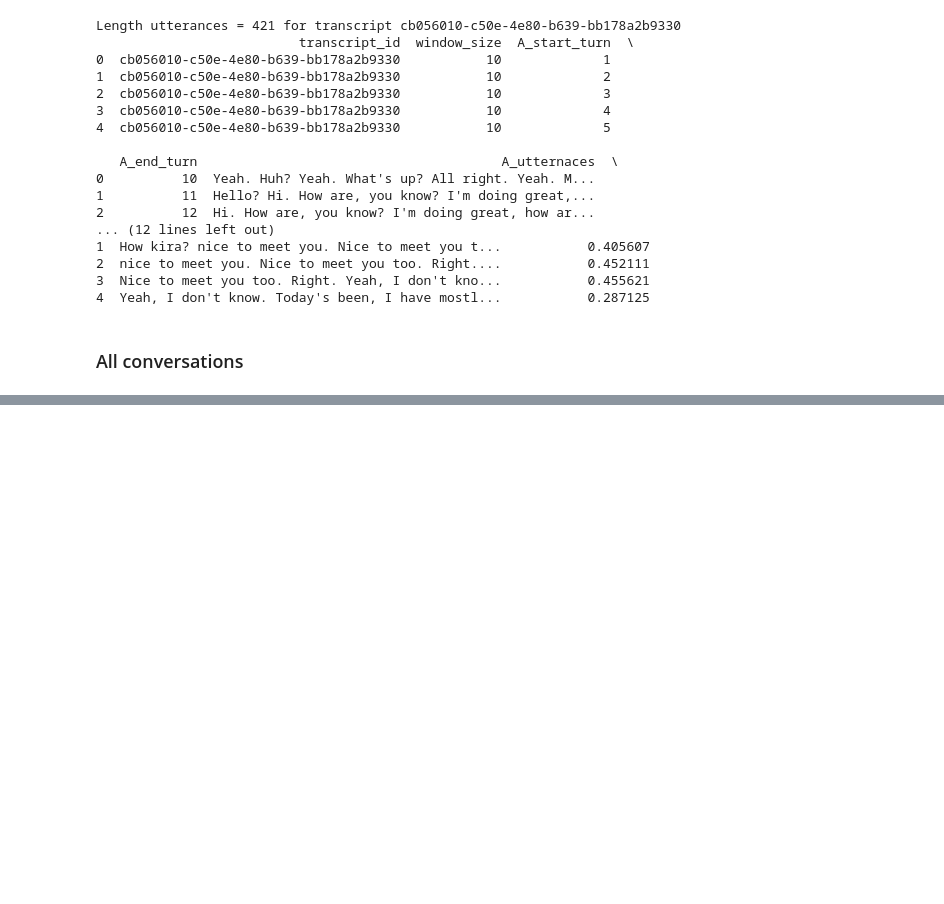
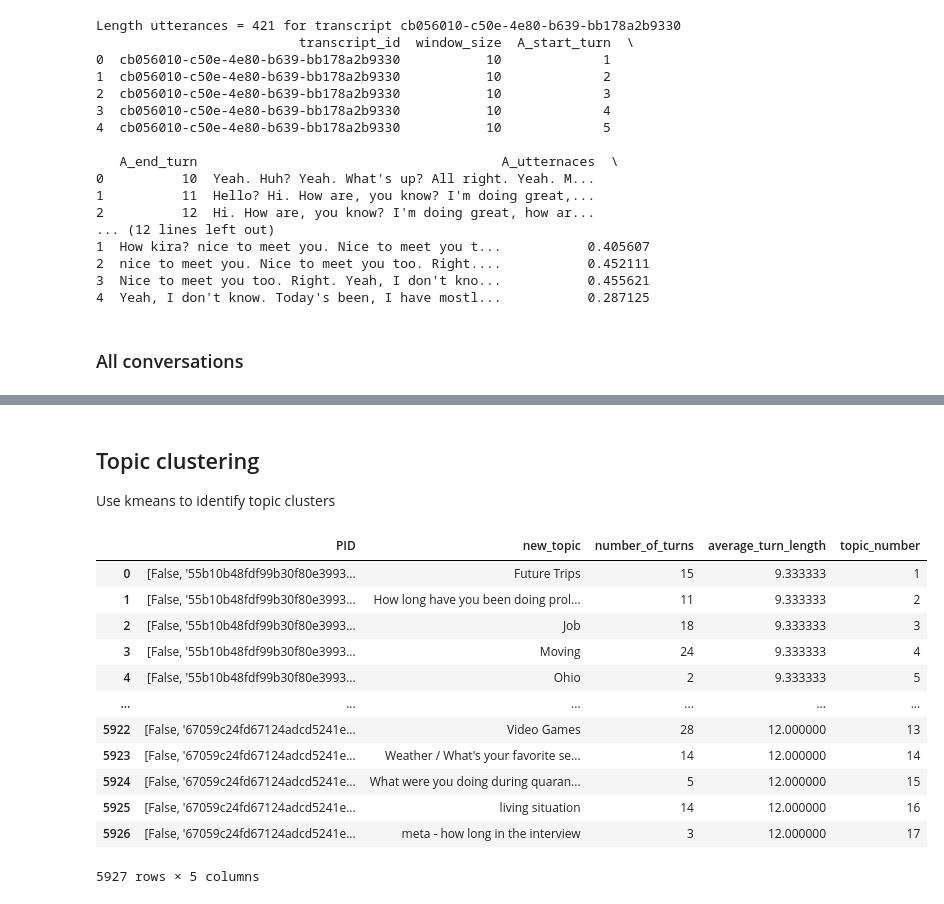
Before and after one commit to SocialInteractionLab/Candor, a Jupyter notebook: analysis/scripts/tile-candor.ipynb, the cells around one changed output, grey strips where cells are left out. Saved outputs shown, nothing was run; the diff lists cells and outputs as text; code cells hidden in the pictures; blank space fills up the shorter version.

```diff
--- a/analysis/scripts/tile-candor.ipynb
+++ b/analysis/scripts/tile-candor.ipynb
@@ -200,0 +315,25 @@ full_tile_5.to_csv("/Users/helenschmidt/Library/CloudStorage/GoogleDrive-helensc
+# %% [markdown]
+## Topic clustering
+Use kmeans to identify topic clusters
+# %%
+# lab
+#df = pd.read_csv("/Users/tuo70125/My Drive/SANLab/Experiments/Conversation-Structure/data/processed/topic_labels_all.csv")
+# home
+df = pd.read_csv("/Users/helenschmidt/Library/CloudStorage/GoogleDrive-helenschmidt129@gmail.com/My Drive/SANLab/Experiments/Conversation-Structure/data/processed/topic_labels_all.csv")
+
+# preview
+df
+# %% [output]
+|  | PID | new_topic | number_of_turns | average_turn_length | topic_number |
+| 0 | [False, '55b10b48fdf99b30f80e3993... | Future Trips | 15 | 9.333333 | 1 |
+| 1 | [False, '55b10b48fdf99b30f80e3993... | How long have you been doing prol... | 11 | 9.333333 | 2 |
+| 2 | [False, '55b10b48fdf99b30f80e3993... | Job | 18 | 9.333333 | 3 |
+| 3 | [False, '55b10b48fdf99b30f80e3993... | Moving | 24 | 9.333333 | 4 |
+| 4 | [False, '55b10b48fdf99b30f80e3993... | Ohio | 2 | 9.333333 | 5 |
+| ... | ... | ... | ... | ... | ... |
+| 5922 | [False, '67059c24fd67124adcd5241e... | Video Games | 28 | 12.000000 | 13 |
+| 5923 | [False, '67059c24fd67124adcd5241e... | Weather / What's your favorite se... | 14 | 12.000000 | 14 |
+| 5924 | [False, '67059c24fd67124adcd5241e... | What were you doing during quaran... | 5 | 12.000000 | 15 |
+| 5925 | [False, '67059c24fd67124adcd5241e... | living situation | 14 | 12.000000 | 16 |
+| 5926 | [False, '67059c24fd67124adcd5241e... | meta - how long in the interview | 3 | 12.000000 | 17 |
+5927 rows × 5 columns
```
Also changed, not shown: parts of 21 cells of this notebook, 44 other files.
